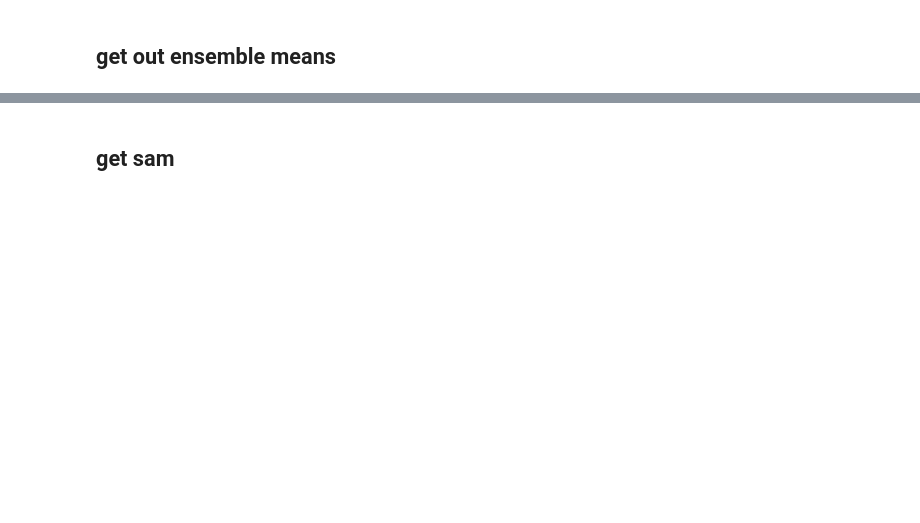
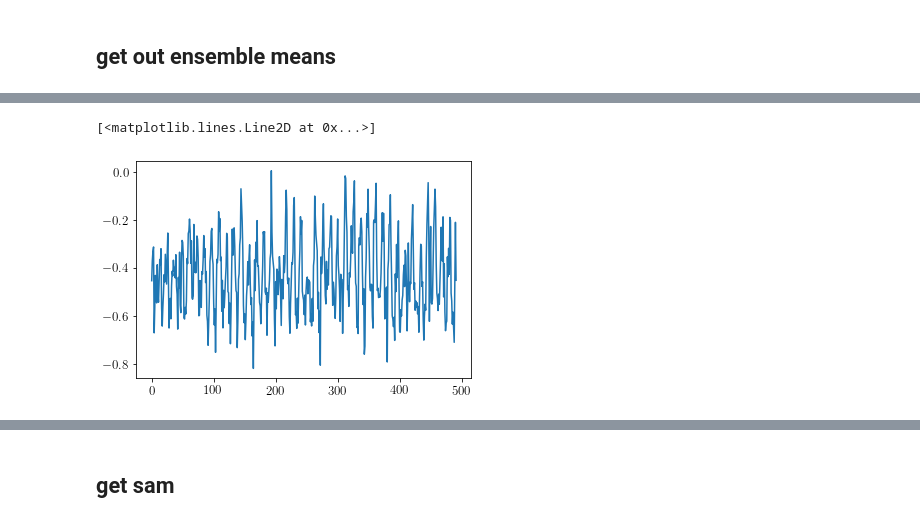
Before and after one commit to tjarnikova/windEval, a Jupyter notebook: SAMprocCode/SAM-UKESM3M.ipynb, the cells around one changed output, grey strips where cells are left out. Saved outputs shown, nothing was run; the diff lists cells and outputs as text; code cells hidden in the pictures; blank space fills up the shorter version.

```diff
--- a/SAMprocCode/SAM-UKESM3M.ipynb
+++ b/SAMprocCode/SAM-UKESM3M.ipynb
@@ -783,3 +691,3 @@ for nor in nors:
 # %%
-w = xr.open_dataset(('/gpfs/data/greenocean2/software/products/windsFromComponents/SAM/UKESM/SLP.nc'))
+w = xr.open_dataset(('/gpfs/data/greenocean2/software/products/windsFromComponents/SAM/UK-old-effed40calc/UKESMm1/SLP.nc'))
 w2 = xr.open_dataset(('/gpfs/data/greenocean2/software/products/windsFromComponents/SAM/UKESMm1/SLP.nc'))
@@ -785,0 +704,6 @@ w2 = xr.open_dataset(('/gpfs/data/greenocean2/software/products/windsFromCompone
+# %%
+plt.figure()
+plt.plot(w.slp40S[:] - w2.slp40S[:])
+# %% [output]
+[<matplotlib.lines.Line2D at 0x...>]
+[figure, added]
```
Also changed, not shown: parts of 26 cells of this notebook, 8 other files.
